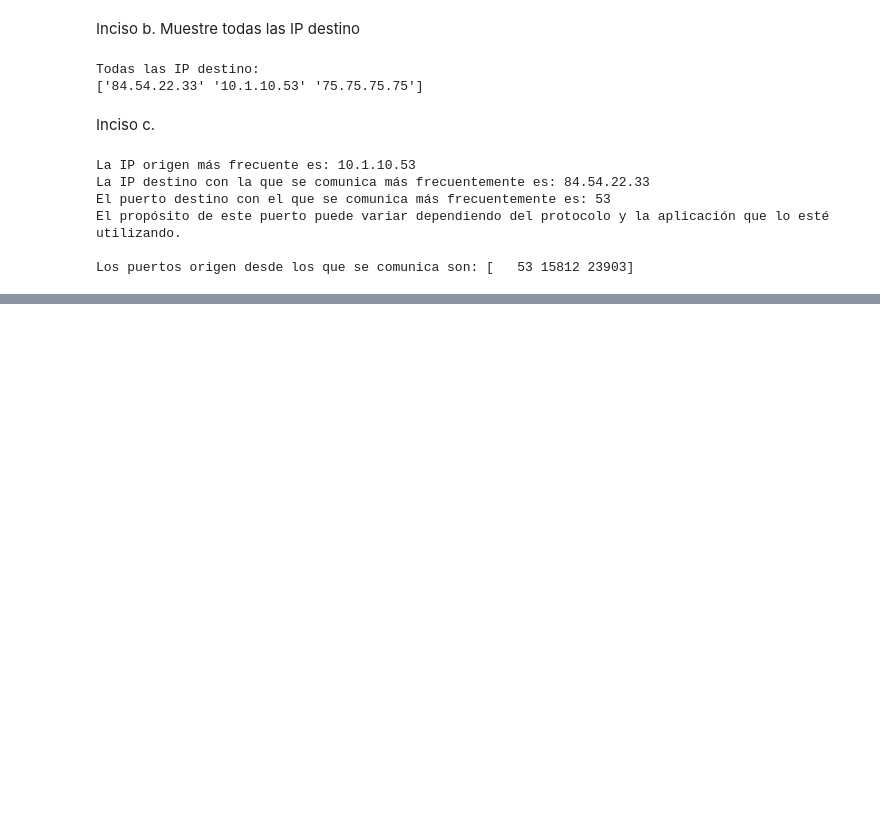
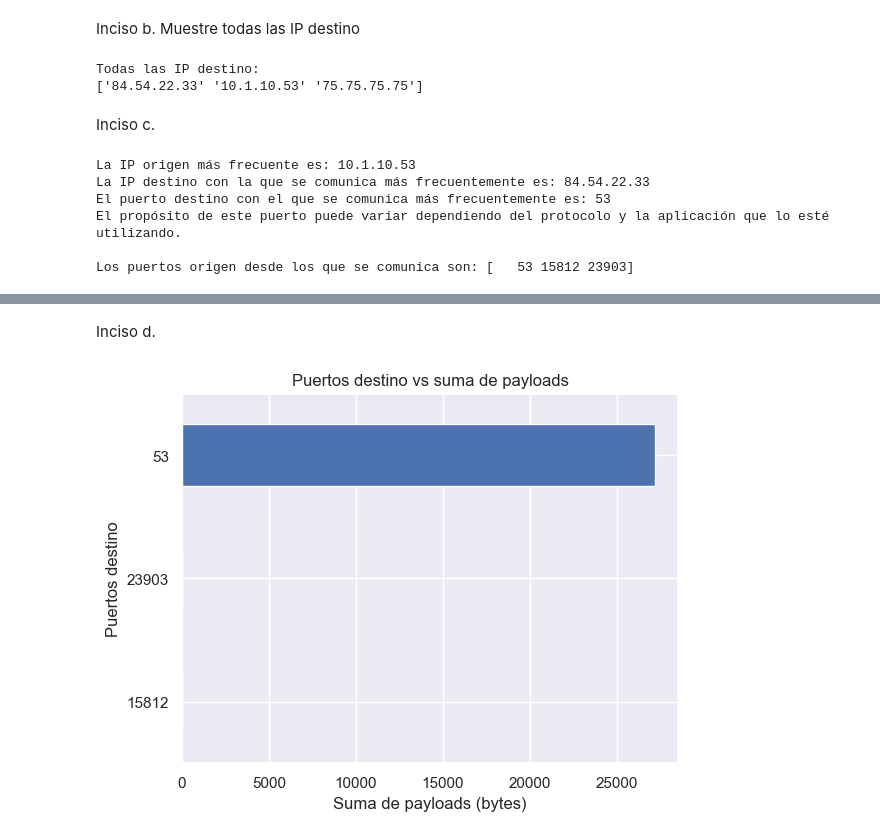
Before and after one commit to Javier19-cmd/Lab6-SDS, a Jupyter notebook: lab6.ipynb, the cells around one changed output, grey strips where cells are left out. Saved outputs shown, nothing was run; the diff lists cells and outputs as text; code cells hidden in the pictures; blank space fills up the shorter version.

```diff
--- a/lab6.ipynb
+++ b/lab6.ipynb
@@ -133,0 +178,10 @@ Los puertos origen desde los que se comunica son: [   53 15812 23903]
+# %% [markdown]
+Inciso d.
+# %%
+# d. Gráfica de barras 2D horizontales, puertos destino vs suma de payloads
+df.groupby('Dst Port')['Payload'].sum().sort_values().plot(kind='barh', title='Puertos destino vs suma de payloads')
+plt.xlabel('Suma de payloads (bytes)')
+plt.ylabel('Puertos destino')
+plt.show()
+# %% [output]
+[figure, added]
```
Also changed, not shown: parts of 20 cells of this notebook.
